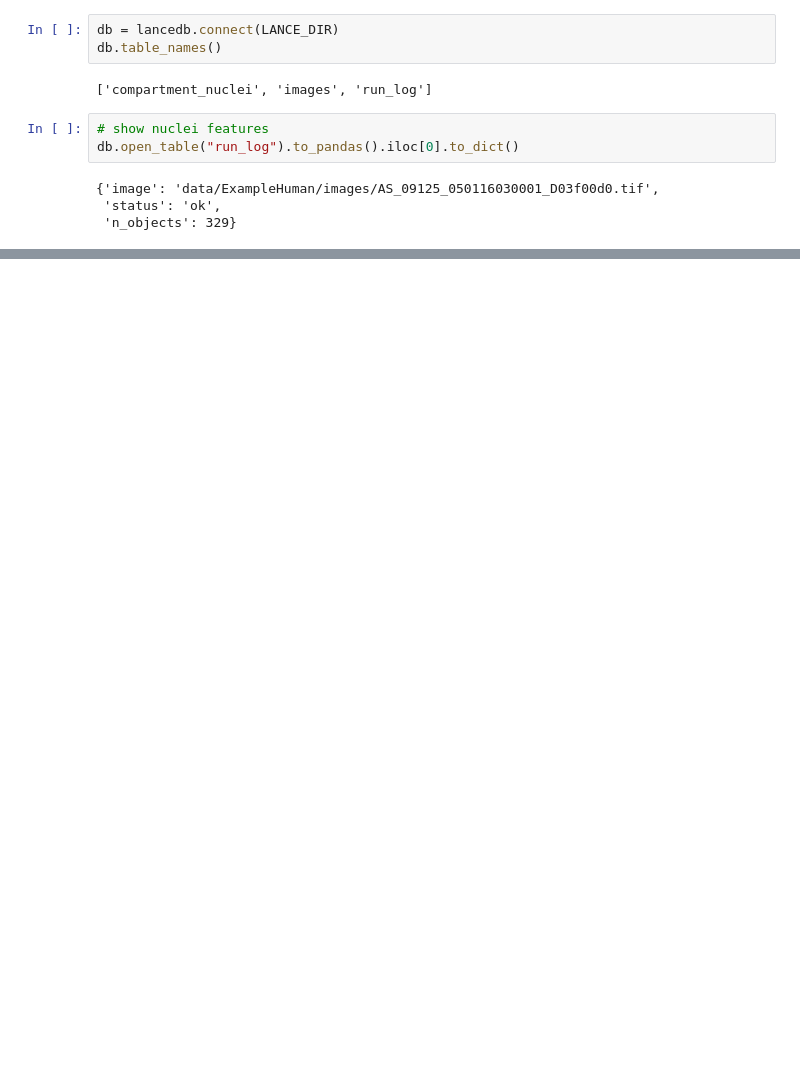
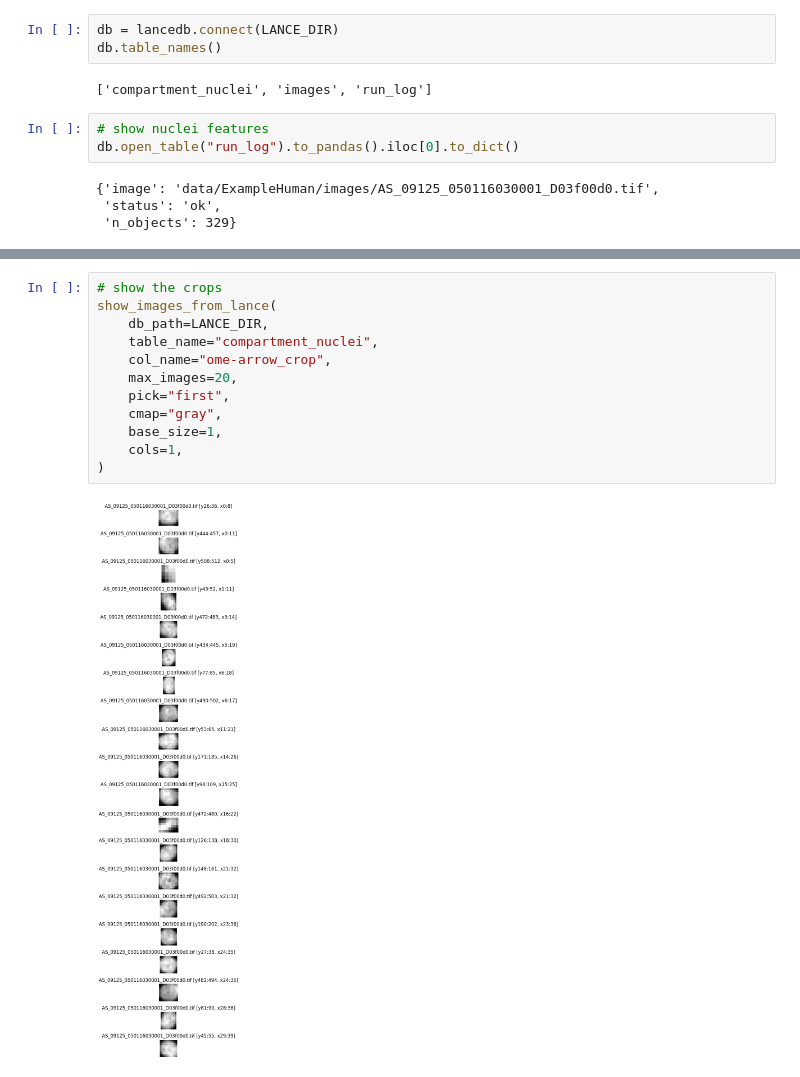
Before and after one commit to WayScience/serpula_rasa, a Jupyter notebook: src/serpula_rasa/example.ipynb, the cells around one changed output, grey strips where cells are left out. Drawn from its saved outputs; the diff is of its cells as text; blank space fills up the shorter version.

Commit message:
add crops and linting

```diff
--- a/src/serpula_rasa/example.ipynb
+++ b/src/serpula_rasa/example.ipynb
@@ -516,0 +649,14 @@ show_images_from_lance(
+# %%
+# show the crops
+show_images_from_lance(
+    db_path=LANCE_DIR,
+    table_name="compartment_nuclei",
+    col_name="ome-arrow_crop",
+    max_images=20,
+    pick="first",
+    cmap="gray",
+    base_size=1,
+    cols=1,
+)
+# %% [output]
+[figure, added]
```
Also changed, not shown: parts of 9 cells of this notebook, 7 other files.
